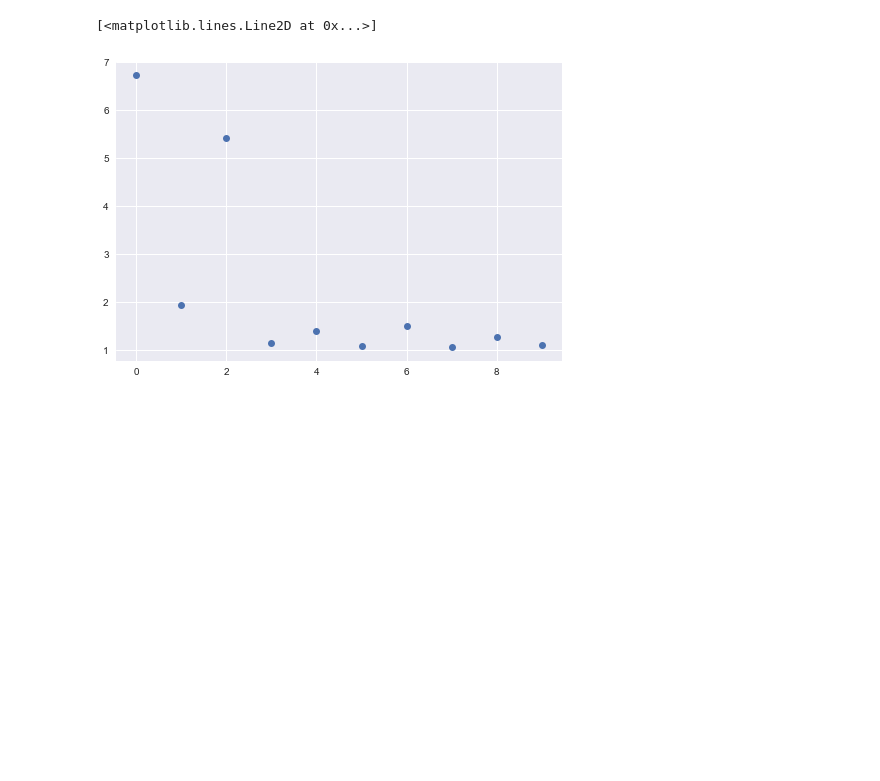
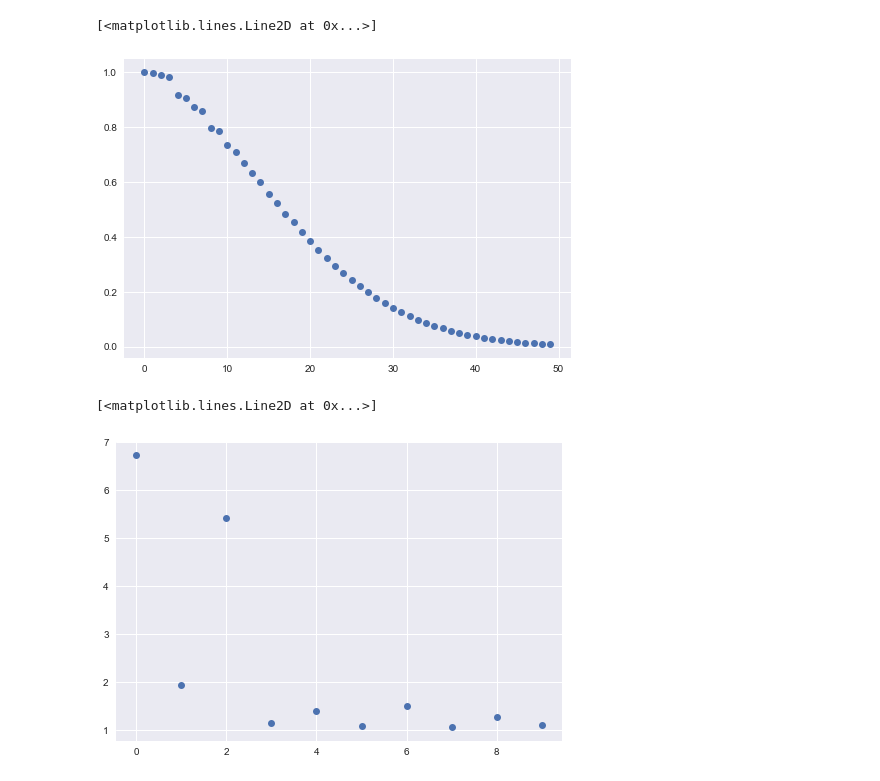
Before and after one commit to RobertArbon/four_well_analysis, a Jupyter notebook: QuadWell/Untitled.ipynb, the cells around one changed output. Cells and saved outputs as stored; diff of their text form; code cells hidden in the pictures; blank space fills up the shorter version.

```diff
--- a/QuadWell/Untitled.ipynb
+++ b/QuadWell/Untitled.ipynb
@@ -23,6 +23,11 @@ dataset = [t for t in load_quadwell(random_state=i).trajectories for i in np.ara
 dataset_sh = [t[:10] for t in dataset]
 # %%
 u, rv = quadwell_eigs(300)
+# %%
+plt.plot(u[:50], marker='o', ls='')
+# %% [output]
+[<matplotlib.lines.Line2D at 0x...>]
+[figure, added]
 # %%
 ts = -1/np.log(u[1:])
 plt.plot(ts[:10]/ts[1:11], marker='o', ls='')
```
Also changed, not shown: parts of 9 cells of this notebook.
